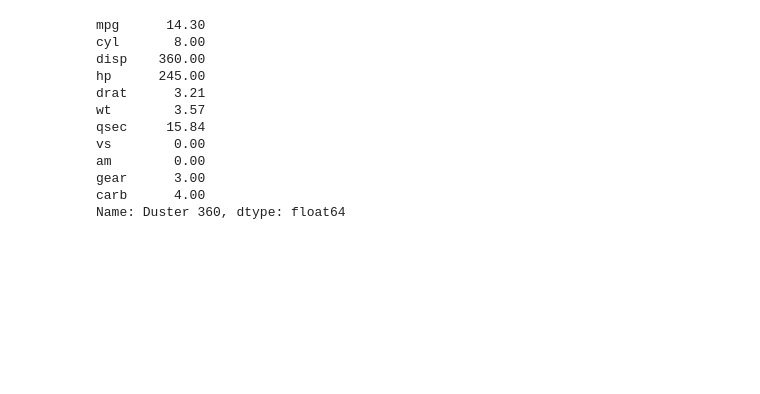
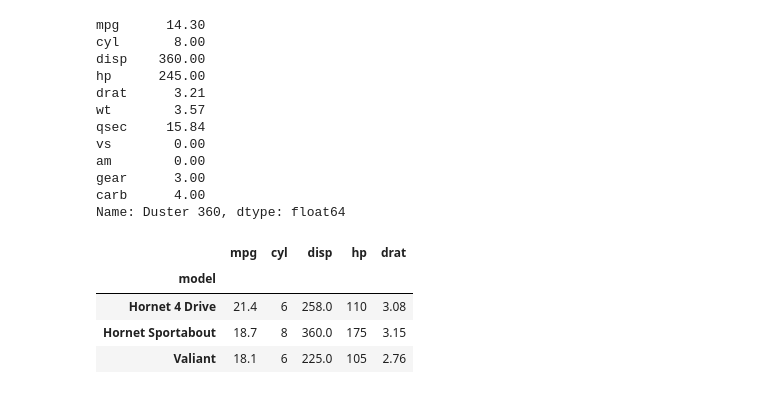
Before and after one commit to princepipariya/Verzeo-Internship, a Jupyter notebook: Testing.ipynb, the cells around one changed output. Cells and saved outputs as stored; diff of their text form; code cells hidden in the pictures; blank space fills up the shorter version.

```diff
--- a/Testing.ipynb
+++ b/Testing.ipynb
@@ -819,0 +818,8 @@ df.loc[]
+# %%
+df.loc['Hornet 4 Drive':'Valiant', 'mpg':'drat']
+# %% [output]
+|  | mpg | cyl | disp | hp | drat |
+| model |  |  |  |  |  |
+| Hornet 4 Drive | 21.4 | 6 | 258.0 | 110 | 3.08 |
+| Hornet Sportabout | 18.7 | 8 | 360.0 | 175 | 3.15 |
+| Valiant | 18.1 | 6 | 225.0 | 105 | 2.76 |
```
Also changed, not shown: parts of 1 cell of this notebook.
